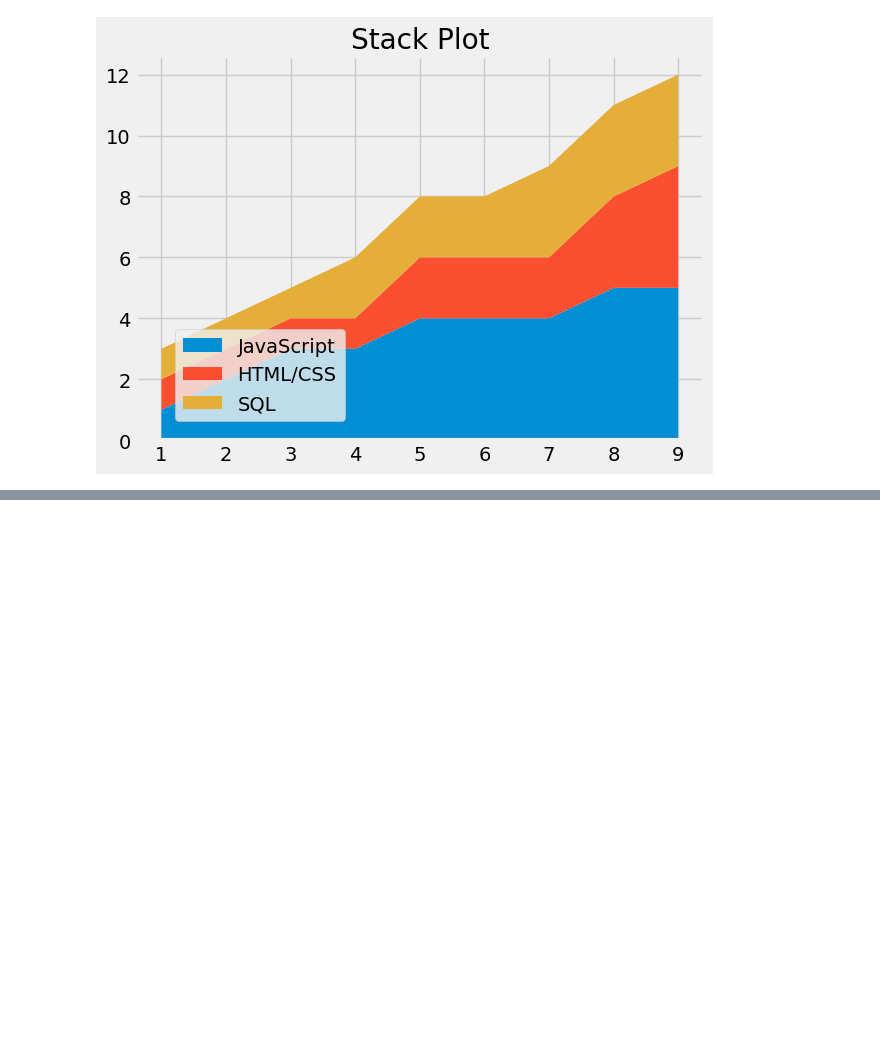
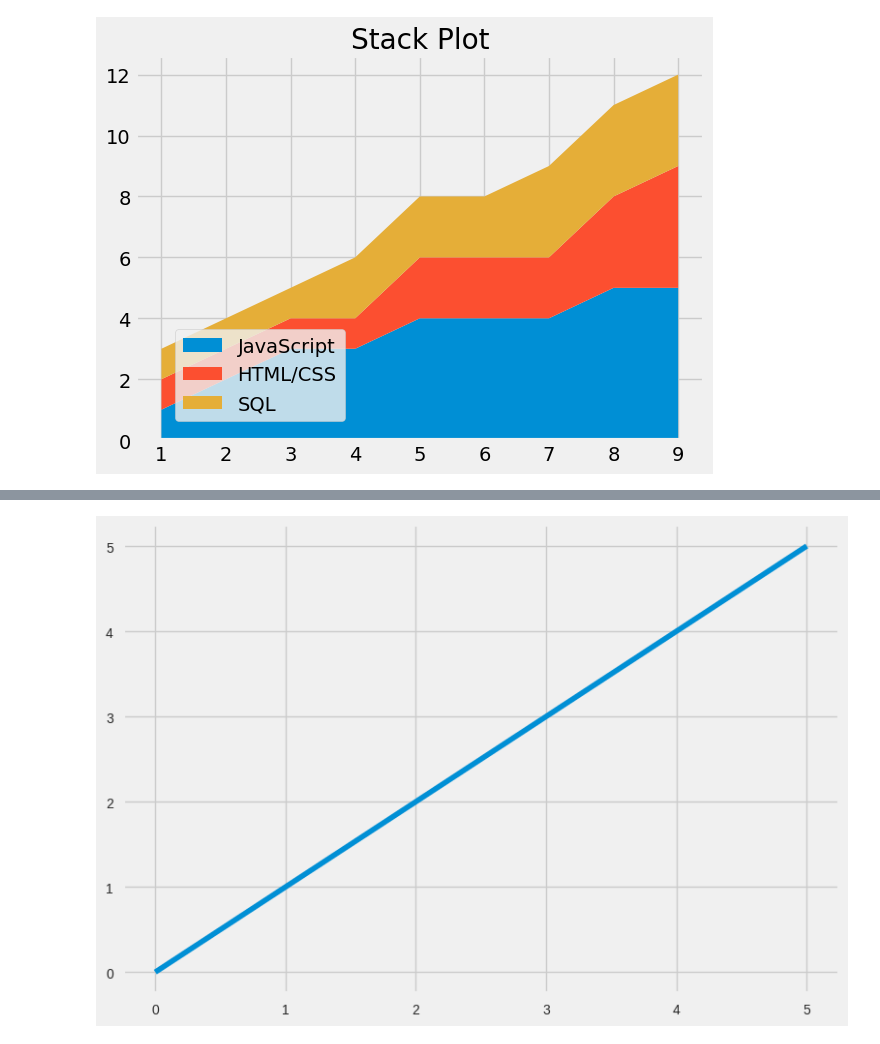
Before and after one commit to Sevinj-joy/Matplotlib_examples, a Jupyter notebook: matplotlib_examples.ipynb, the cells around one changed output, grey strips where cells are left out. Saved outputs shown, nothing was run; the diff lists cells and outputs as text; code cells hidden in the pictures; blank space fills up the shorter version.

```diff
--- a/matplotlib_examples.ipynb
+++ b/matplotlib_examples.ipynb
@@ -117,0 +232,16 @@ plt.show()
+# %%
+import random
+from itertools import count
+
+
+plt.style.use('fivethirtyeight')
+
+x_vals=[0,1,2,3,4,5]
+y_vals=[0,1,2,3,4,5]
+
+#index=count()
+plt.plot(x_vals,y_vals)
+plt.tight_layout()
+plt.show()
+# %% [output]
+[figure, added]
```
Also changed, not shown: parts of 6 cells of this notebook.
